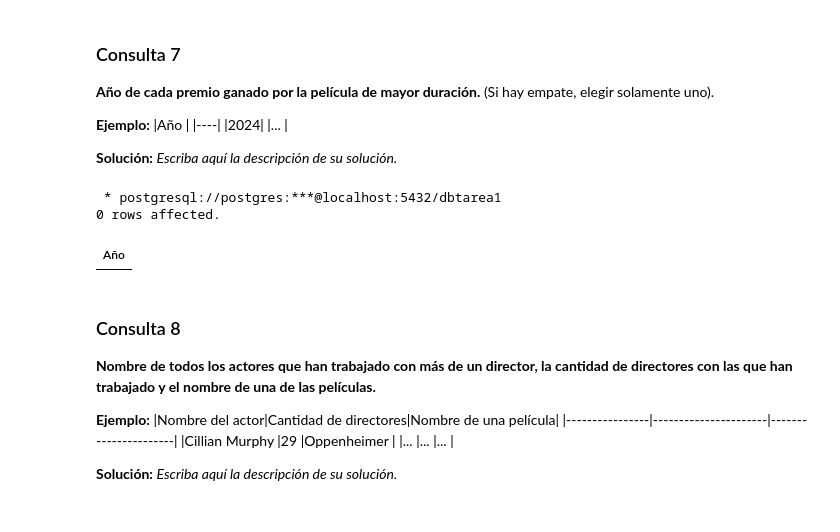
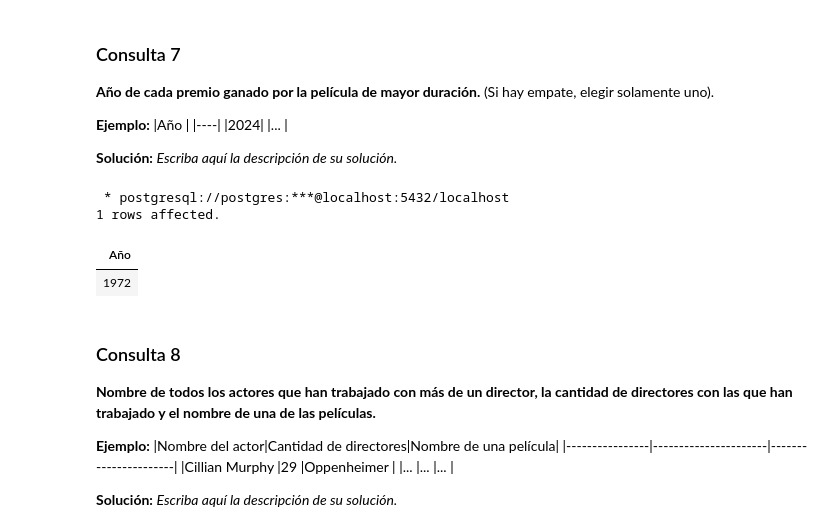
Before and after one commit to benyens/tarea1bd, a Jupyter notebook: Tarea_1.ipynb, the cells around one changed output. Saved outputs shown, nothing was run; the diff lists cells and outputs as text; code cells hidden in the pictures.

```diff
--- a/Tarea_1.ipynb
+++ b/Tarea_1.ipynb
@@ -476,21 +507,18 @@ LIMIT 1;
 
 
 **Solución:** _Escriba aquí la descripción de su solución._
-# %%
-%%sql
-WITH PeliculaMasLarga AS (
-    SELECT id_pelicula
-    FROM pelicula
-    ORDER BY duracion DESC
-    LIMIT 1
-)
-SELECT premio_mejor_pelicula.anio as "Año"
-FROM premio_mejor_pelicula
-JOIN PeliculaMasLarga ON PeliculaMasLarga.id_pelicula = premio_mejor_pelicula.id_pelicula;
-# %% [output]
- * postgresql://postgres:***@localhost:5432/dbtarea1
-0 rows affected.
-| Año |
+# %%
+%%sql
+SELECT premio_mejor_pelicula.anio AS "Año"
+FROM pelicula
+INNER JOIN premio_mejor_pelicula ON pelicula.id_pelicula = premio_mejor_pelicula.id_pelicula
+ORDER BY pelicula.duracion DESC
+LIMIT 1;
+# %% [output]
+ * postgresql://postgres:***@localhost:5432/localhost
+1 rows affected.
+| Año |
+| 1972 |
 # %% [markdown]
 ### Consulta 8
 **Nombre de todos los actores que han trabajado con más de un director, la cantidad de directores con las que han trabajado y el nombre de una de las películas.**
```
Also changed, not shown: parts of 16 cells of this notebook, 1 other file.
